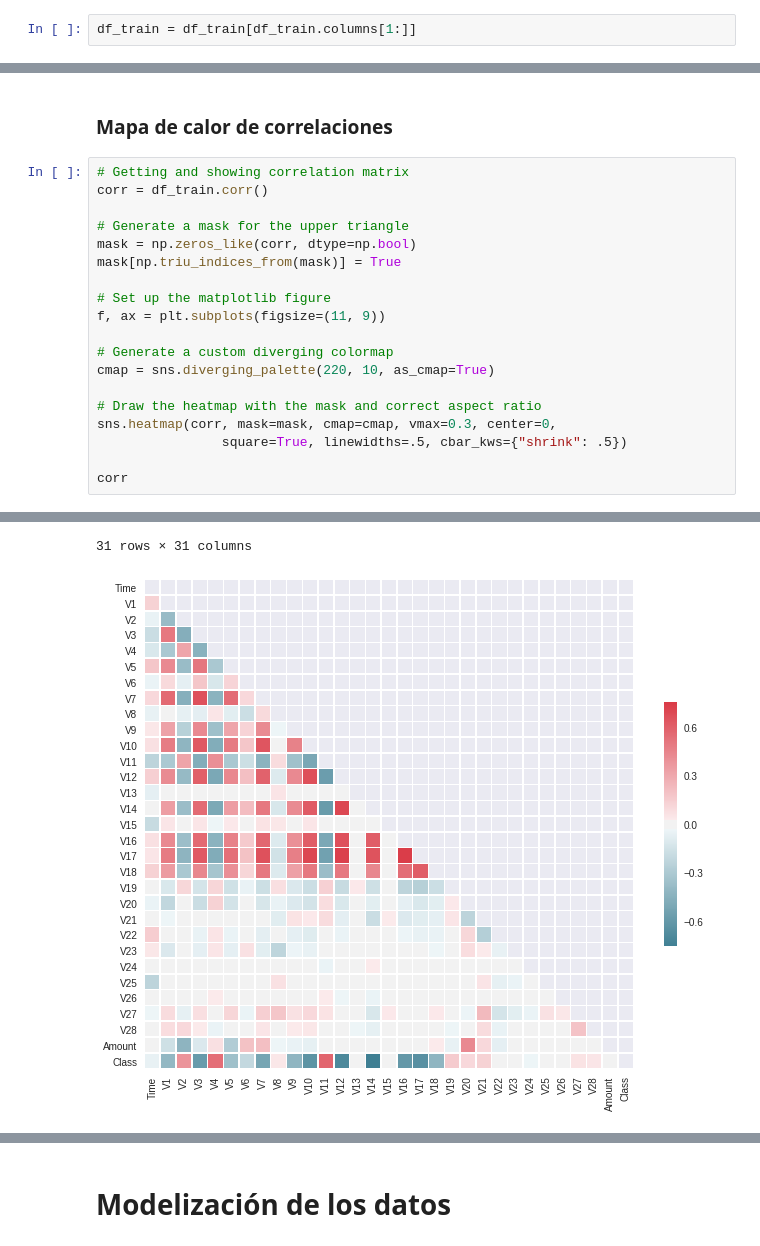
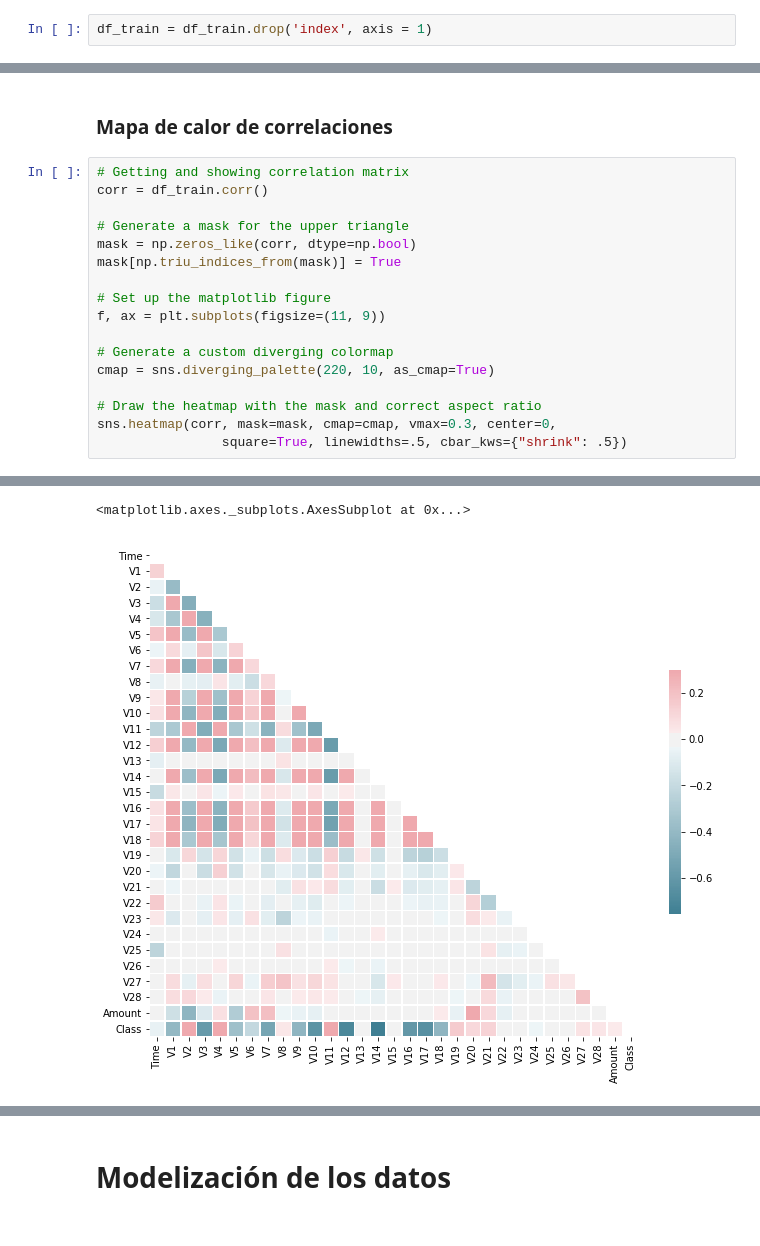
Before and after one commit to Tonicrespit/MADM-2017, a Jupyter notebook: 6 - Evaluación/3 - Evaluación - Detección de fraude.ipynb, the cells around one changed output, grey strips where cells are left out. Saved outputs shown, nothing was run; the diff lists cells and outputs as text.

```diff
--- a/6 - Evaluación/3 - Evaluación - Detección de fraude.ipynb
+++ b/6 - Evaluación/3 - Evaluación - Detección de fraude.ipynb
@@ -46,7 +46,7 @@ df_train.head(5)
 # %% [markdown]
 Eliminamos la columna **Index** pues no ofrece información, además ya la estructura de data frame de **Pandas** ya proporciona dicha información.
 # %%
-df_train = df_train[df_train.columns[1:]]
+df_train = df_train.drop('index', axis = 1)
 # %% [markdown]
 ### Estadísticos básicos del conjunto de datos
 # %%
@@ -83,6 +83,4 @@ cmap = sns.diverging_palette(220, 10, as_cmap=True)
 # Draw the heatmap with the mask and correct aspect ratio
 sns.heatmap(corr, mask=mask, cmap=cmap, vmax=0.3, center=0,
                 square=True, linewidths=.5, cbar_kws={"shrink": .5})
-
-corr
 # %% [output]
@@ -106,4 +87,4 @@ corr
-31 rows × 31 columns
+<matplotlib.axes._subplots.AxesSubplot at 0x...>
-[figure, old version]
+[figure, new version]
 # %% [markdown]
 Como podemos observar del mapa de calor anterior, no existen correlaciones demasiado elevadas entre las variables. De hecho, hay una gran parte de variables que tienen una correlación practicamente nula.
```
Also changed, not shown: parts of 16 cells of this notebook.
